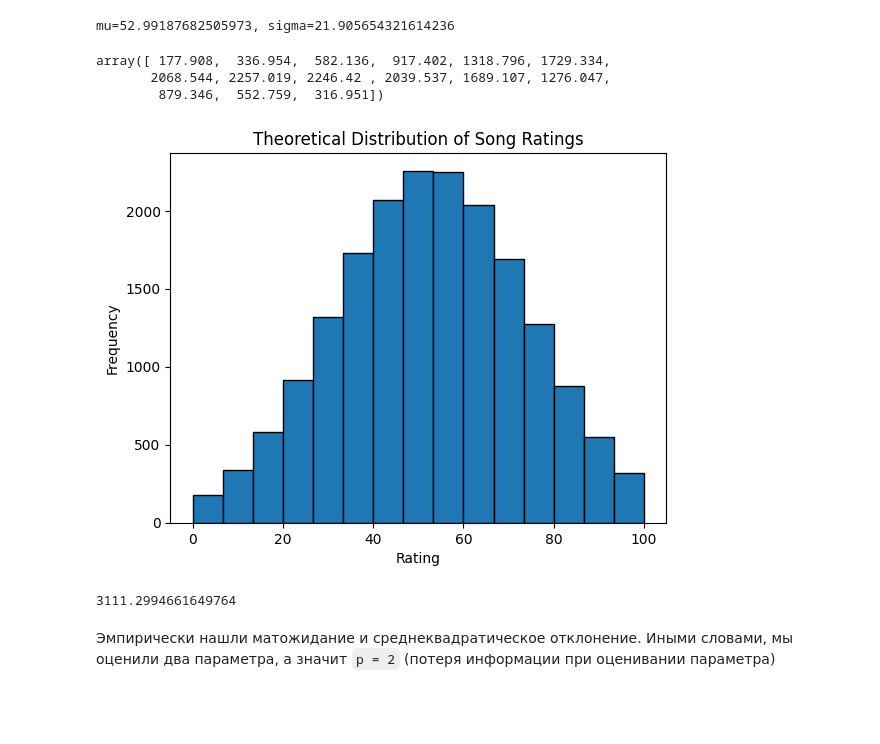
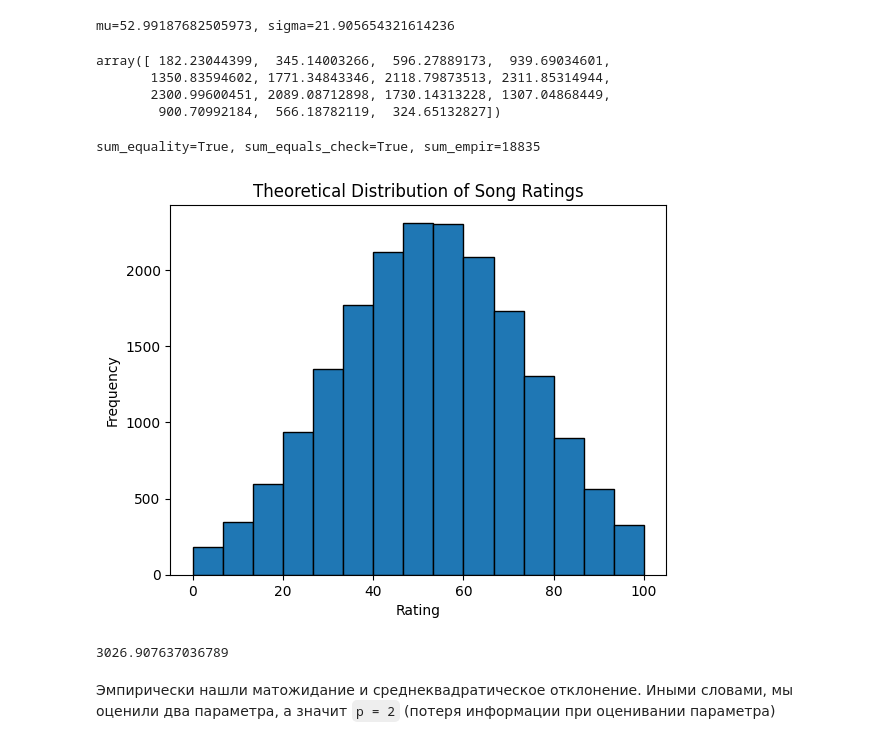
Before and after one commit to alexexexei/math-stats, a Jupyter notebook: lab_3/lab_3.ipynb, the cells around one changed output. Saved outputs shown, nothing was run; the diff lists cells and outputs as text; code cells hidden in the pictures; blank space fills up the shorter version.

```diff
--- a/lab_3/lab_3.ipynb
+++ b/lab_3/lab_3.ipynb
@@ -97,26 +99,33 @@ for j in range(len(bins) - 1):
           st.norm.cdf(bins[j], loc=mu, scale=sigma)
     E_j = n * p_j
     theor_freqs.append(E_j)
+theor_freqs = theor_freqs / np.sum(theor_freqs) * n
 
 np.array(theor_freqs)
 # %% [output]
-array([ 177.908,  336.954,  582.136,  917.402, 1318.796, 1729.334,
-       2068.544, 2257.019, 2246.42 , 2039.537, 1689.107, 1276.047,
-        879.346,  552.759,  316.951])
+array([ 182.23044399,  345.14003266,  596.27889173,  939.69034601,
+       1350.83594602, 1771.34843346, 2118.79873513, 2311.85314944,
+       2300.99600451, 2089.08712898, 1730.14313228, 1307.04868449,
+        900.70992184,  566.18782119,  324.65132827])
+# %%
+sum_empir = np.sum(empir_freqs)
+sum_theor = np.sum(theor_freqs)
+print(f'sum_equality={sum_empir == sum_theor}, sum_equals_check={sum_empir == n}, sum_empir={sum_empir}')
+# %% [output]
+sum_equality=True, sum_equals_check=True, sum_empir=18835
 # %%
-bin_width = bins[1] - bins[0]
 plt.bar(bins[:-1], theor_freqs, width=bin_width, edgecolor='black', align='edge')
 plt.xlabel('Rating')
 plt.ylabel('Frequency')
 plt.title('Theoretical Distribution of Song Ratings')
 plt.show()
 # %% [output]
-[figure, old version]
+[figure, new version]
 # %%
 chi2_score = np.sum((empir_freqs - theor_freqs) ** 2 / theor_freqs)
 chi2_score
 # %% [output]
-3111.2994661649764
+3026.907637036789
 # %% [markdown]
 Эмпирически нашли матожидание и среднеквадратическое отклонение. Иными словами, мы оценили два параметра, а значит `p = 2` (потеря информации при оценивании параметра)
 # %%
```
Also changed, not shown: parts of 45 cells of this notebook.
